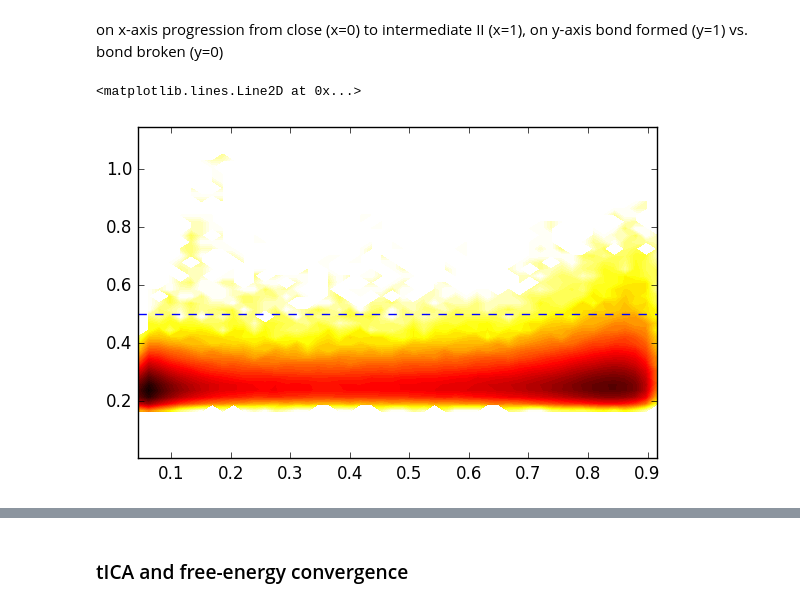
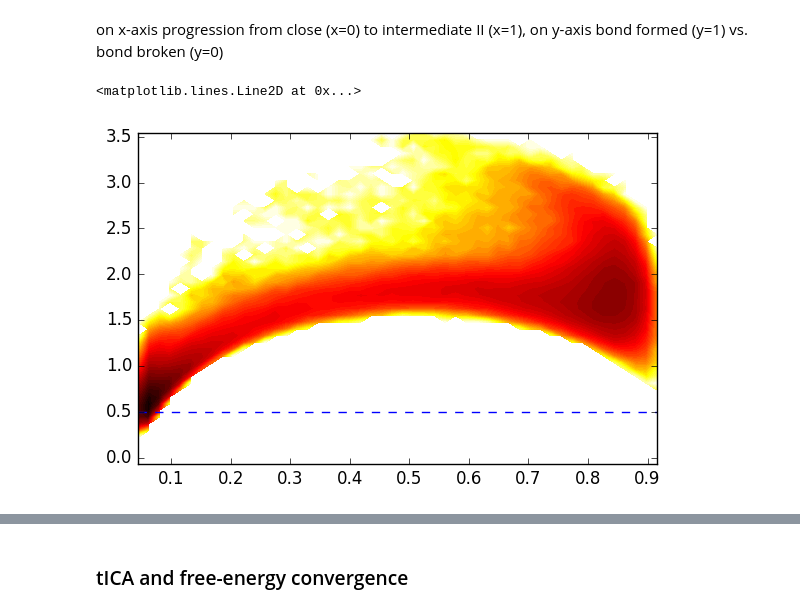
Before and after one commit to dprovasi/testsystems, a Jupyter notebook: Simulation_analysis_bondsDefined.ipynb, the cells around one changed output, grey strips where cells are left out. Saved outputs shown, nothing was run; the diff lists cells and outputs as text; code cells hidden in the pictures.

```diff
--- a/Simulation_analysis_bondsDefined.ipynb
+++ b/Simulation_analysis_bondsDefined.ipynb
@@ -31,17 +31,17 @@ print("%d trajectories in list"%len(filelist))
 # %% [markdown]
 ### Define the cys-cys distances and RMSD as features
 # %%
+headpiece = np.array(list(range(1,450)) + list(range(1111,1350)) )
+headpiece_hyb = np.array(list(range(1,450)) + list(range(1111,1350)) + list(range(1347,1429)))
+
+
 feat = coor.featurizer('itg_close.pdb')
 feat.add_minrmsd_to_ref('itg_close.pdb')
 feat.add_minrmsd_to_ref('itg_itmd2.pdb')
 feat.add_minrmsd_to_ref('itg_close.pdb',
-                        atom_indices=np.array(
-        list(range(1347,1429)) +
-        list(range(1105,1346))
-    ))
+                        atom_indices=headpiece_hyb)
 
 feat.dimension()
-
 
 dir="/sc/orga/projects/filizm02a/Yi/19_GoITG/103_gauRedo/"
 pairs_allost=np.loadtxt(dir+"3FCS_CC_allo.txt").astype('int')-1
@@ -166,18 +171,18 @@ on x-axis progression from close (x=0) to intermediate II (x=1), on y-axis bond
 # %%
 f, ax = plt.subplots(1, 1,figsize=(6,4))
 f.tight_layout()
 
-z,x,y = np.histogram2d(data2_stack[:,0],data2_stack[:,5] , bins=50)
+z,x,y = np.histogram2d(data2_stack[:,0],data2_stack[:,1] , bins=50)
 # compute free energies
 with numpy.errstate(divide='ignore'):
     F = -np.log(z)
 extent = [x[0], x[-1], y[0], y[-1]]
 #extent = [-1, 1.5, -.5, 1.5]
 ax.contourf(F.T, 50, cmap=plt.cm.hot, extent=extent, extend='both')
 #ax.set_ylim([0,1])
 #ax.set_xlim([0,1])
 
 ax.axhline(y=.5, xmin=0, xmax=1, linewidth=1, color='b', linestyle='dashed' )
 # %% [output]
 <matplotlib.lines.Line2D at 0x...>
-[figure, old version]
+[figure, new version]
```
Also changed, not shown: parts of 14 cells of this notebook.
